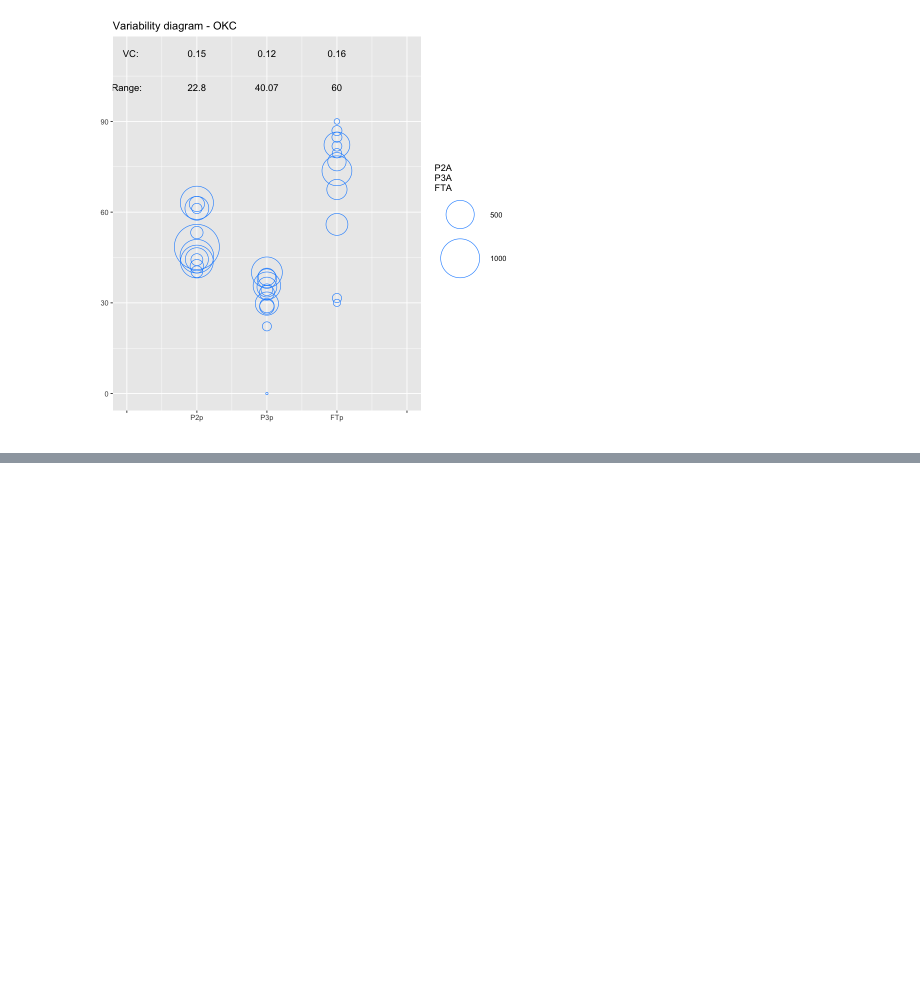
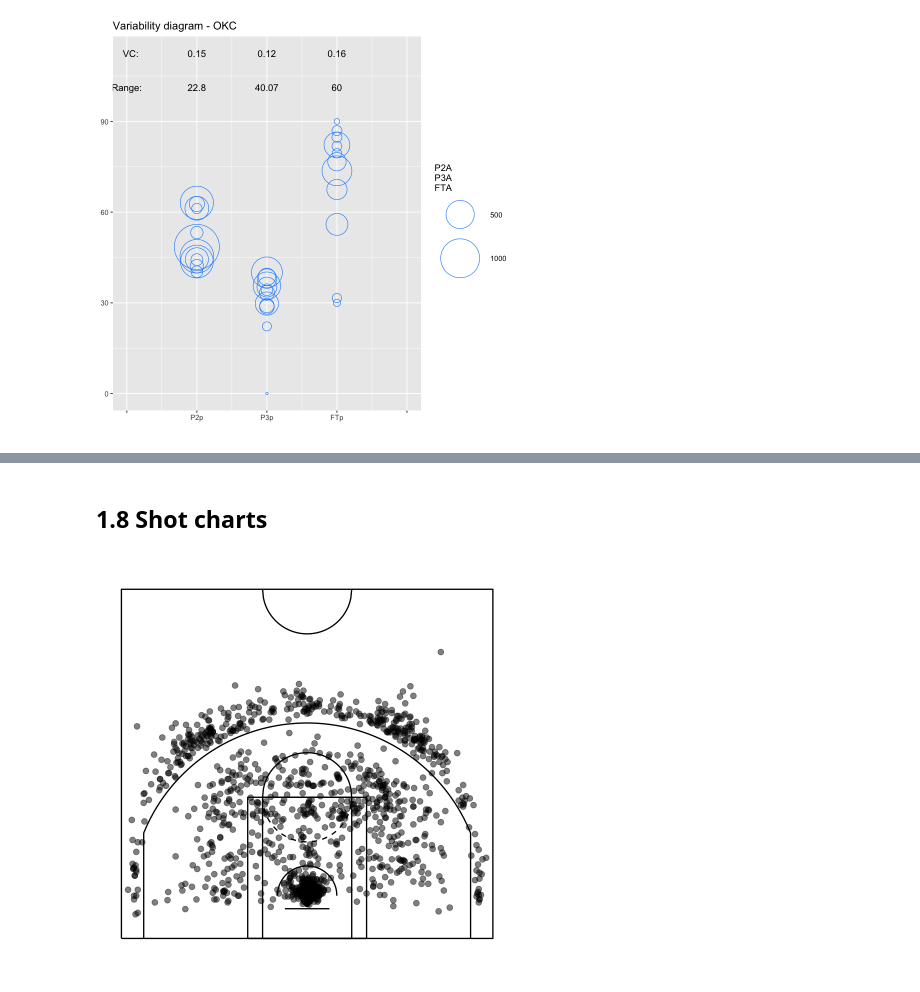
Before and after one commit to rajansawhney/basketball-data-science, a Jupyter notebook: notebooks/01-basic-statistical-analysis.ipynb, the cells around one changed output, grey strips where cells are left out. Saved outputs shown, nothing was run; the diff lists cells and outputs as text; code cells hidden in the pictures; blank space fills up the shorter version.

```diff
--- a/notebooks/01-basic-statistical-analysis.ipynb
+++ b/notebooks/01-basic-statistical-analysis.ipynb
@@ -282,0 +321,2 @@ plot(vrb2, title="Variability diagram - OKC")
+# %%
+PbP.GSW <- subset(PbP, team=='GSW')
@@ -282,0 +356,5 @@ plot(vrb2, title="Variability diagram - OKC")
+# %%
+rm(list=ls())
+PbP <- PbPmanipulation(PbP.BDB)
+# %%
+PbP.GSW.DET <- subset(PbP, team=="GSW" & oppTeam=="DET")
@@ -282,0 +394,11 @@ plot(vrb2, title="Variability diagram - OKC")
+# %% [markdown]
+## 1.8 Shot charts
+# %%
+subdata <- subset(PbP, player=="Kevin Durant")
+subdata$xx <- subdata$original_x/10
+subdata$yy <- subdata$original_y/10-41.75
+# %%
+shotchart(data=subdata, x="xx", y="yy", type=NULL,
+          scatter=TRUE)
+# %% [output]
+[figure, added]
```
Also changed, not shown: parts of 23 cells of this notebook.
